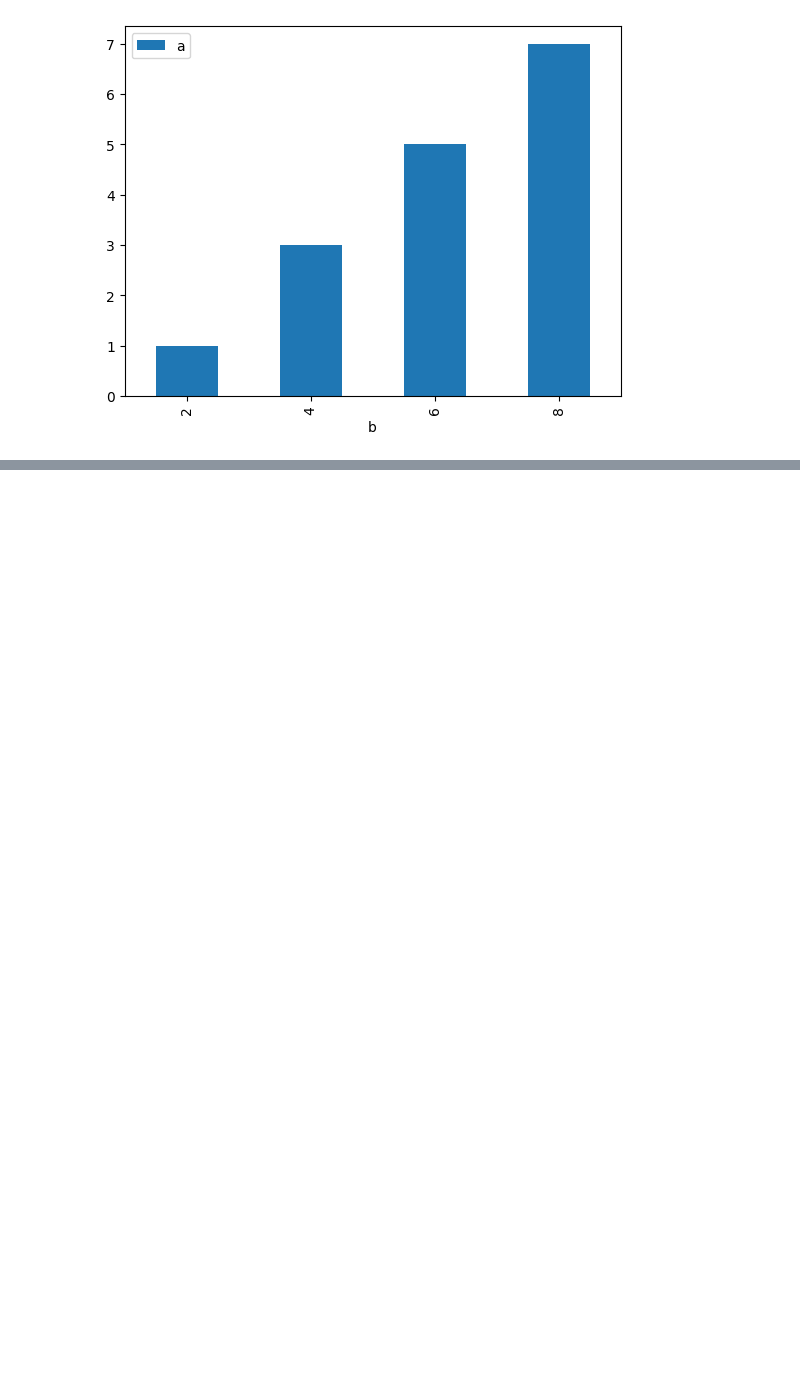
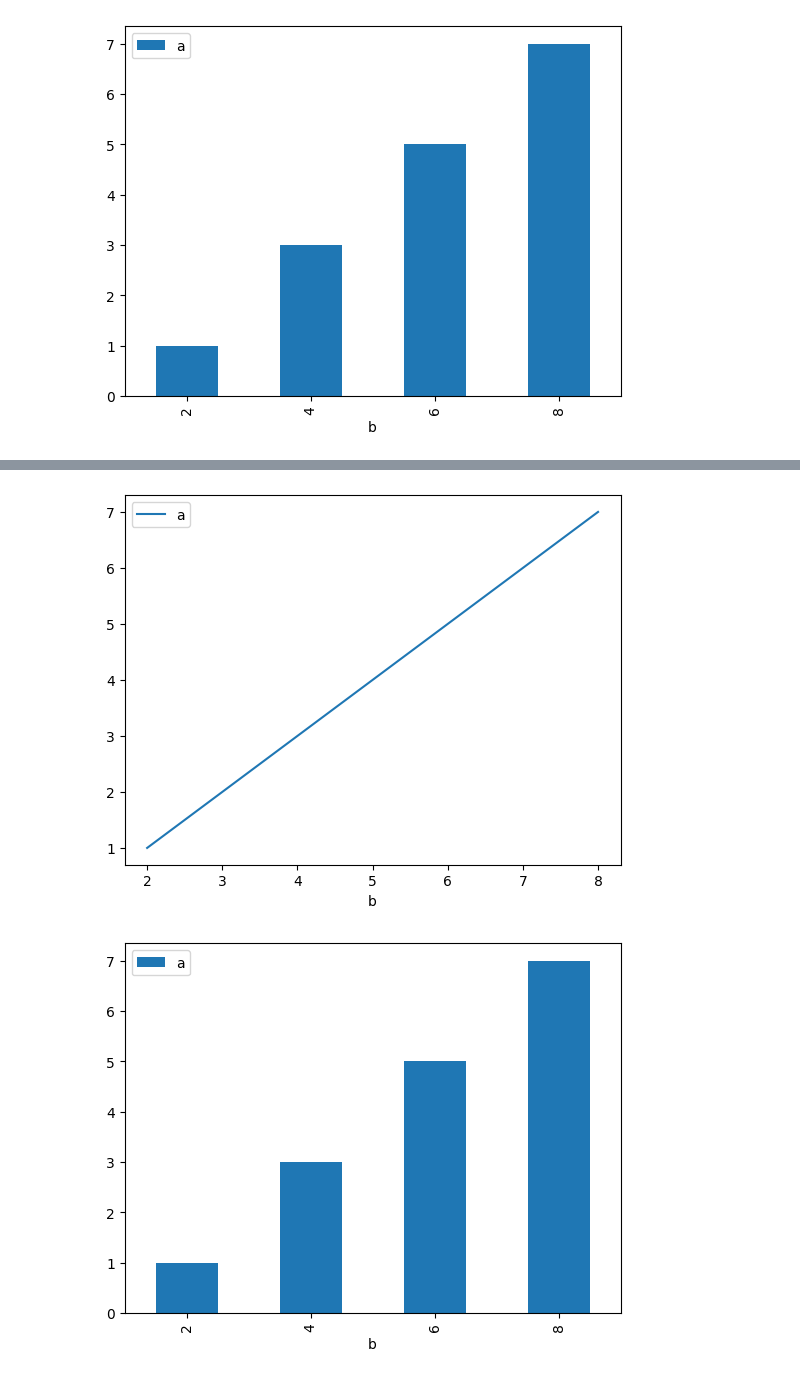
Before and after one commit to vikranth22446/verified_refactoring, a Jupyter notebook: simple-data-science.ipynb, the cells around one changed output, grey strips where cells are left out. Cells and saved outputs as stored; diff of their text form; code cells hidden in the pictures; blank space fills up the shorter version.

```diff
--- a/simple-data-science.ipynb
+++ b/simple-data-science.ipynb
@@ -100,0 +79,21 @@ new_code = '\n#!/usr/bin/env python\n# coding: utf-8\n\n# # Visualize a dataset\
+# %%
+
+import pandas as pd
+
+def process_and_analyze_data(file_path):
+    df = pd.read_csv(file_path)
+    df = df[df['a'] > 0]
+    df = df[df['b'] < 10]
+    df2 = df[['b', 'a']]
+    df3 = df.groupby('b').mean()
+    return df3
+
+def plot_data(df3):
+    df3.plot()
+    df3.plot(kind='bar')
+
+df3 = process_and_analyze_data("data.csv")
+plot_data(df3)
+# %% [output]
+[figure, added]
+[figure, added]
```
Also changed, not shown: parts of 7 cells of this notebook, 4 other files.
